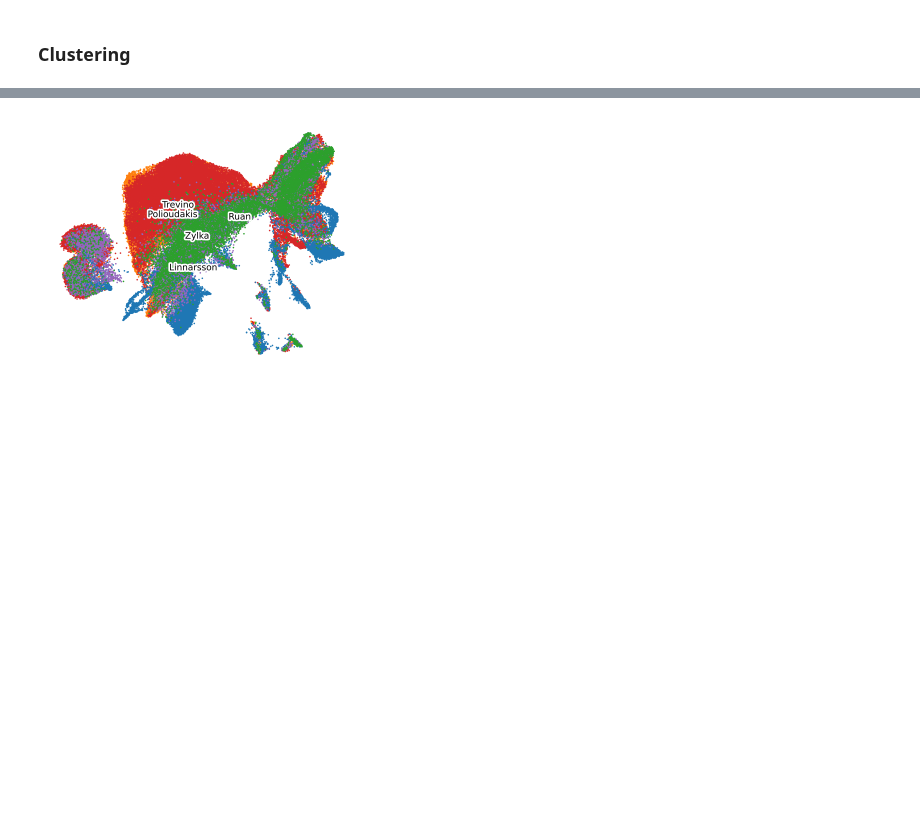
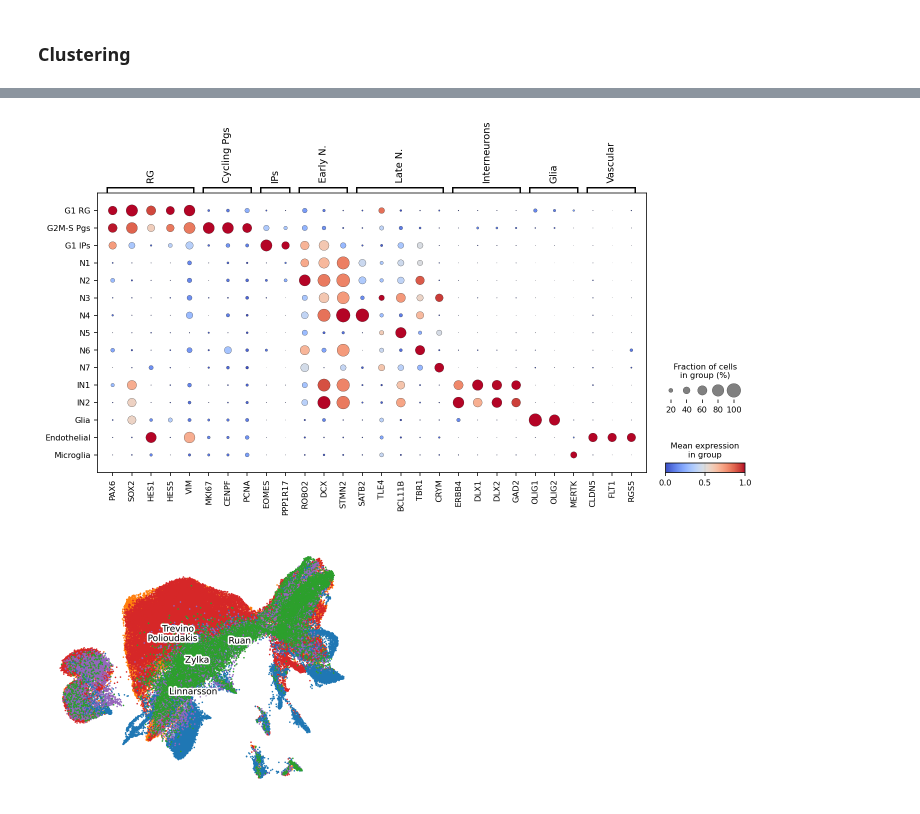
Before and after one commit to KalebicLab/ScDGomics, a Jupyter notebook: notebooks/scdgomics_clustering.ipynb, the cells around one changed output, grey strips where cells are left out. Drawn from its saved outputs; the diff is of its cells as text; code cells hidden in the pictures; blank space fills up the shorter version.

```diff
--- a/notebooks/scdgomics_clustering.ipynb
+++ b/notebooks/scdgomics_clustering.ipynb
@@ -207,3 +203,23 @@ adata.rename_categories('X_leiden_harmony', new_cluster_names)
+# %%
+# Rename the clusters
+new_cluster_names = ['N1', 'N2', 'N3', 'N4', 'G1 RG', 'G2M-S Pgs', 'G1 IPs', 'IN1', 'N5', 'IN2', 'Glia',
+                     'Endothelial', 'N6', 'Microglia', 'N7']
+
+adata.rename_categories('X_leiden_harmony', new_cluster_names)
+
+# Re-order clusters
+adata.obs['X_leiden_harmony'] = pd.Categorical(adata.obs['X_leiden_harmony'], categories = ['G1 RG', 'G2M-S Pgs', 'G1 IPs', 'N1', 'N2', 'N3', 'N4', 'N5', 'N6', 'N7',
+                                                                                            'IN1', 'IN2', 'Glia', 'Endothelial', 'Microglia'], ordered = True)
+
+# Plot the dotplot
+sc.pl.dotplot(adata, markers, groupby ='X_leiden_harmony', mean_only_expressed = False,
+              show = False, standard_scale = 'var', cmap = 'coolwarm')
+
+plt.tight_layout()
+plt.savefig('/group/kalebic/Nikola/1_single_cell_final/Nikola_final/final/scdgomics/plots/clustering/Dotplot_integrated_leiden_clusters.pdf', dpi = 300, bbox_inches = 'tight')
+plt.show()
+# %% [output]
+[figure, added]
 # %%
 # Plot the UMAP (all datasets together)
 sc.set_figure_params(figsize=(5, 4))
```
Also changed, not shown: parts of 13 cells of this notebook.
